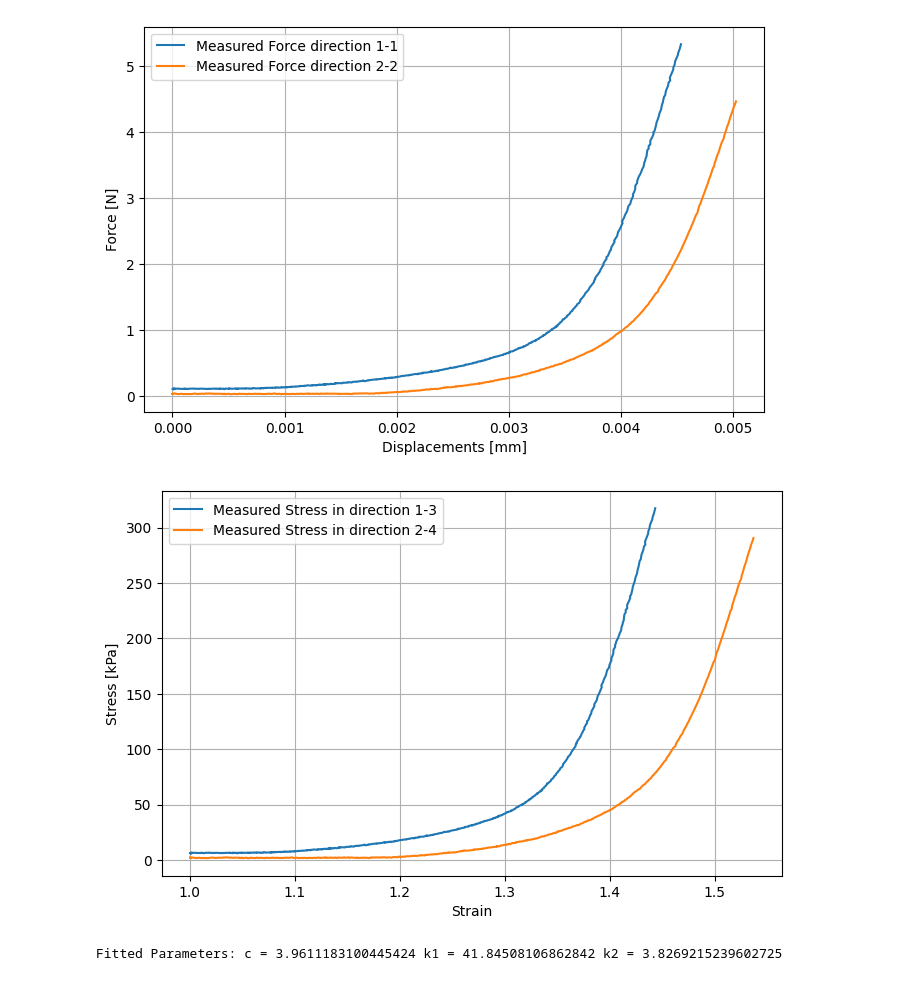
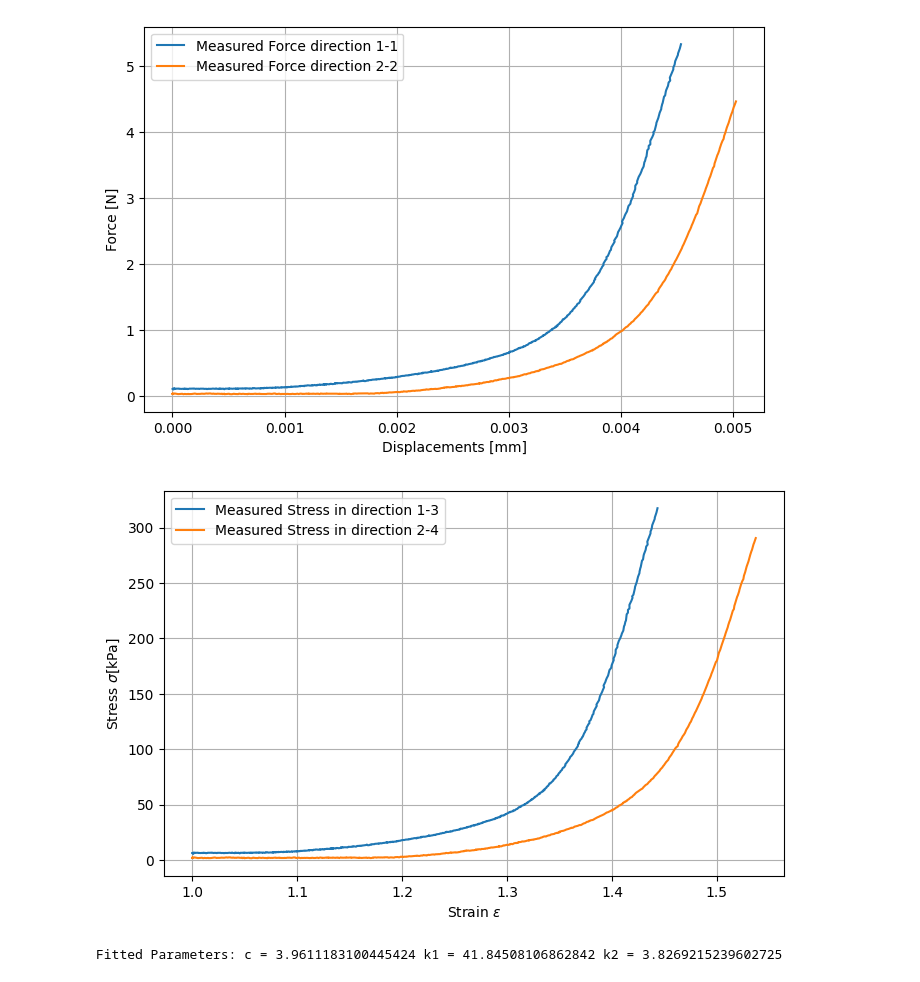
Before and after one commit to eBOlsson/TKT4550, a Jupyter notebook: kappa.ipynb, the cells around one changed output. Drawn from its saved outputs; the diff is of its cells as text; code cells hidden in the pictures.

```diff
--- a/kappa.ipynb
+++ b/kappa.ipynb
@@ -108,26 +108,26 @@ plt.savefig('./pics/force.pdf')
 # %%
 dis_13=10.23*10**(-3)   #10.23mm
 dis_24=9.36*10**(-3)     #9.36mm
 thickness=1.64*10**(-3)
 A_13=thickness*dis_13*10**3
 A_24=thickness*dis_24*10**3
 
 
 plt.figure(figsize=(8,5))
 plt.plot(1+(dis_1)/dis_13,f_1/A_13,label='Measured Stress in direction 1-3')
 plt.plot(1+dis_2/dis_24,f_2/A_24,label='Measured Stress in direction 2-4')
 # plt.plot(dis_3/dis_13,f_3/A_13,label='3')
 # plt.plot(dis_4/dis_24,f_4/A_24,label='4')
 
-plt.xlabel('Strain')
-plt.ylabel('Stress [kPa]')
+plt.xlabel('Strain '+r'$\varepsilon$')
+plt.ylabel('Stress '+r'$\sigma$'+'[kPa]')
 
 plt.legend()
 
 plt.grid(True)
 plt.savefig('./pics/stress.pdf')
 # %% [output]
-[figure, old version]
+[figure, new version]
 # %%
 dis_1=dis_1.dropna()
 dis_2=dis_2.dropna()
```
Also changed, not shown: parts of 8 cells of this notebook, 16 other files.
